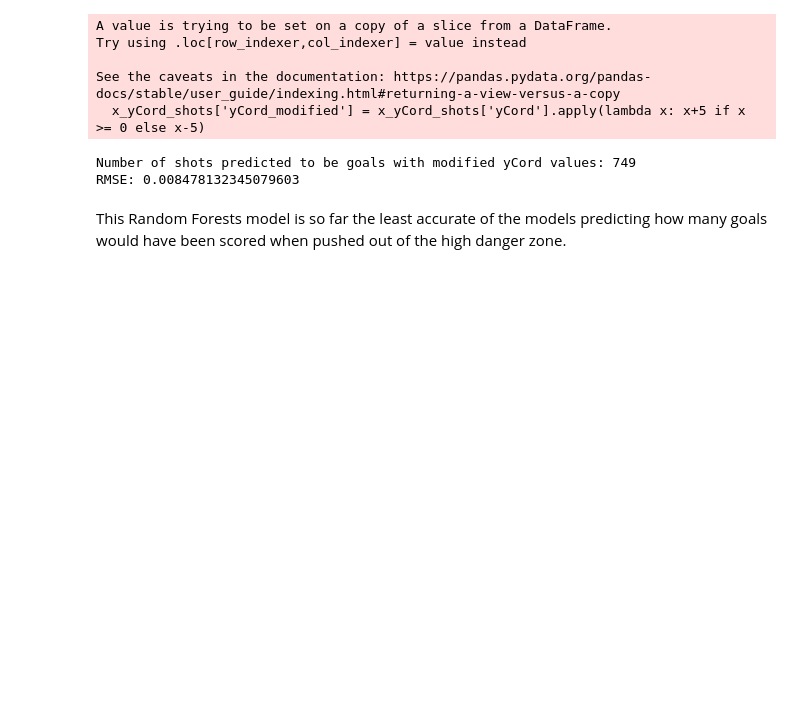
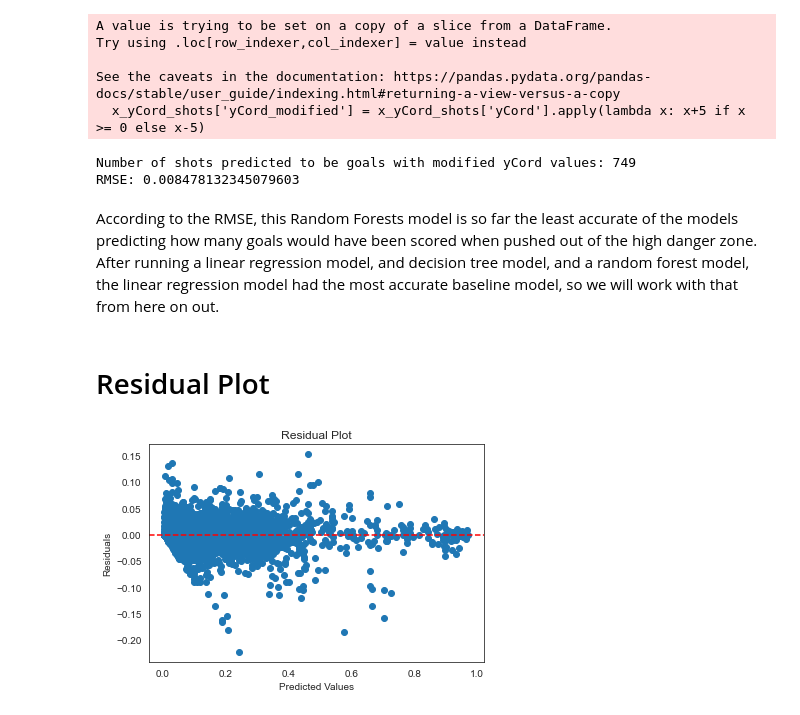
Before and after one commit to MichalOst3389/nhl_team_analysis, a Jupyter notebook: NHL Notebook.ipynb, the cells around one changed output. Cells and saved outputs as stored; diff of their text form; code cells hidden in the pictures; blank space fills up the shorter version.

```diff
--- a/NHL Notebook.ipynb
+++ b/NHL Notebook.ipynb
@@ -703,4 +749,22 @@ See the caveats in the documentation: https://pandas.pydata.org/pandas-docs/stab
 Number of shots predicted to be goals with modified yCord values: 749
 RMSE: 0.008478132345079603
 # %% [markdown]
-This Random Forests model is so far the least accurate of the models predicting how many goals would have been scored when pushed out of the high danger zone.
+According to the RMSE, this Random Forests model is so far the least accurate of the models predicting how many goals would have been scored when pushed out of the high danger zone. After running a linear regression model, and decision tree model, and a random forest model, the linear regression model had the most accurate baseline model, so we will work with that from here on out.
+# %% [markdown]
+# Residual Plot
+# %%
+# make predictions on the test set
+y_pred = model.predict(X_test)
+
+# calculate the residuals
+residuals = y_test - y_pred
+
+# create a residual plot
+plt.scatter(y_pred, residuals)
+plt.axhline(y=0, color='red', linestyle='--')
+plt.xlabel('Predicted Values')
+plt.ylabel('Residuals')
+plt.title('Residual Plot')
+plt.show()
+# %% [output]
+[figure, added]
```
Also changed, not shown: parts of 21 cells of this notebook.
